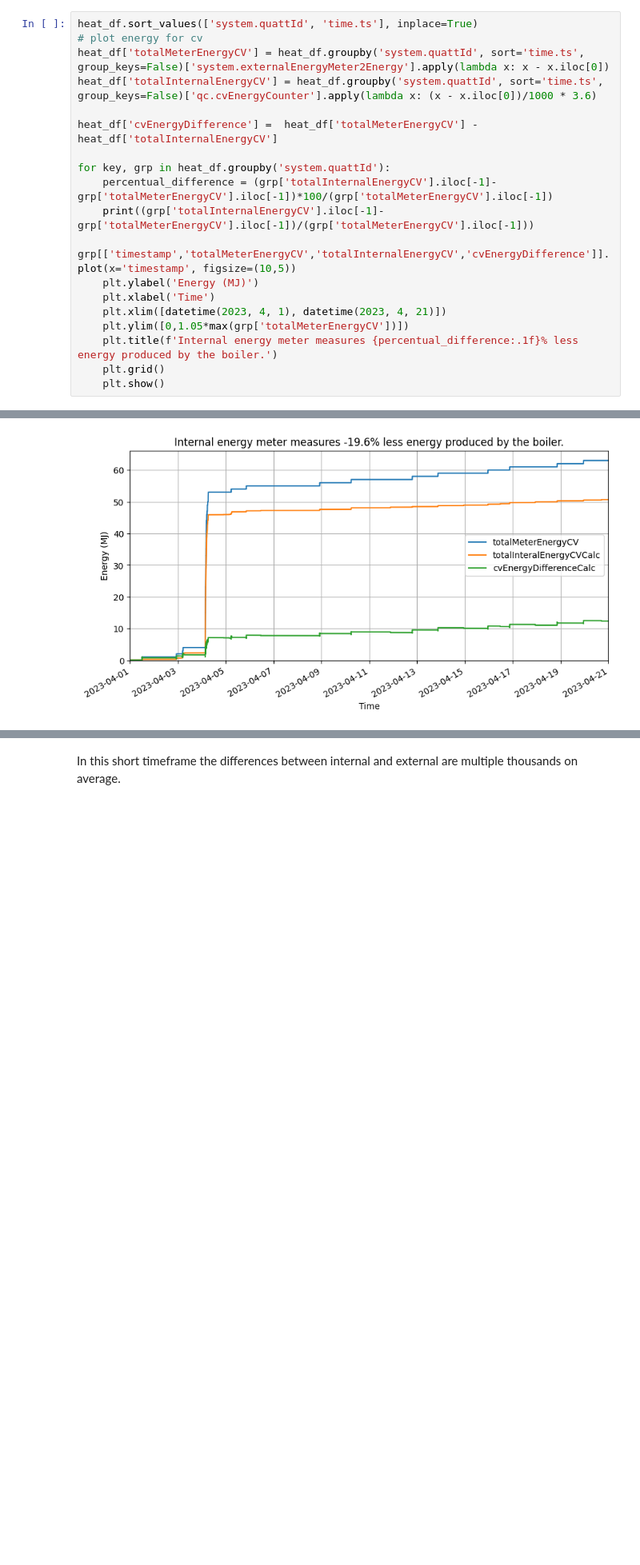
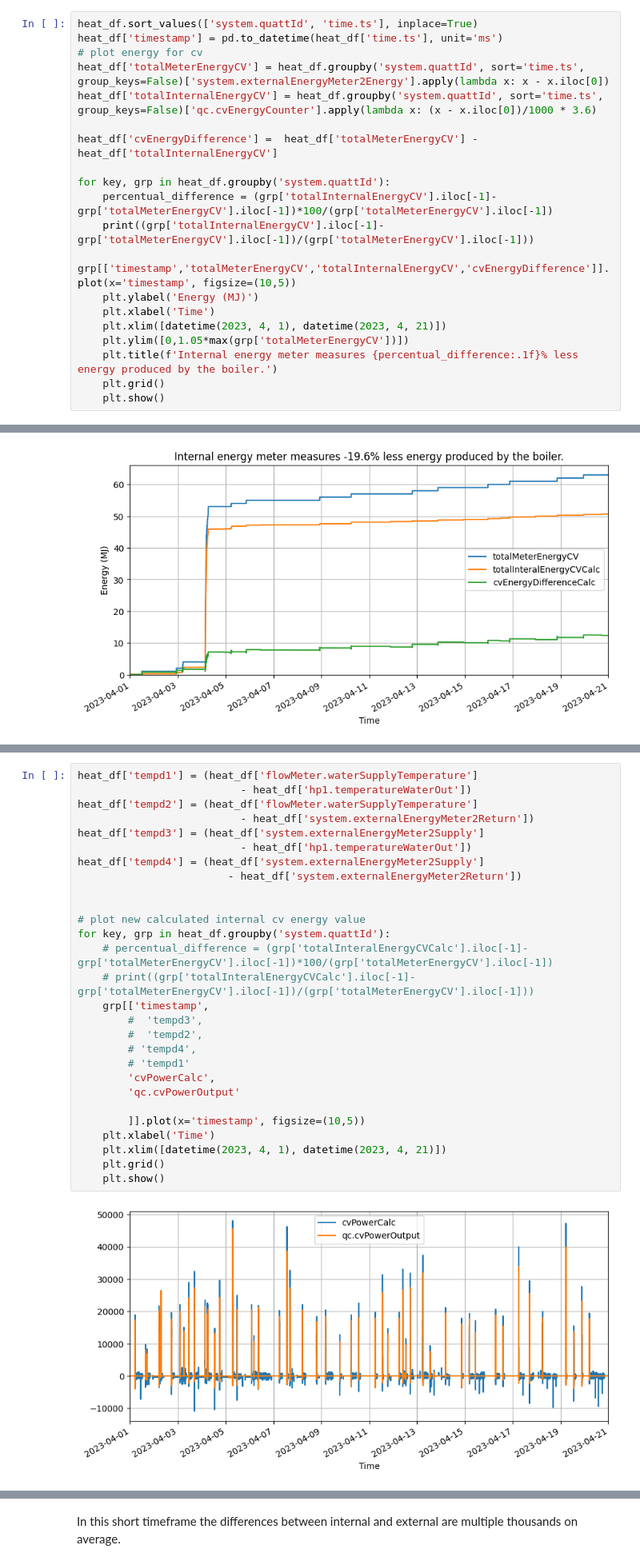
Before and after one commit to season0112/quatt_data_analysis, a Jupyter notebook: power-energy-calculations/live-data/02A_explorative-analysis-heat-gen.ipynb, the cells around one changed output, grey strips where cells are left out. Shown at 80% size. Saved outputs shown, nothing was run; the diff lists cells and outputs as text; blank space fills up the shorter version.

```diff
--- a/power-energy-calculations/live-data/02A_explorative-analysis-heat-gen.ipynb
+++ b/power-energy-calculations/live-data/02A_explorative-analysis-heat-gen.ipynb
@@ -299,6 +299,7 @@ To do:
 [ ] Check if difference comes from flowmeter of from temperature
 # %%
 heat_df.sort_values(['system.quattId', 'time.ts'], inplace=True)
+heat_df['timestamp'] = pd.to_datetime(heat_df['time.ts'], unit='ms')
 # plot energy for cv
 heat_df['totalMeterEnergyCV'] = heat_df.groupby('system.quattId', sort='time.ts', group_keys=False)['system.externalEnergyMeter2Energy'].apply(lambda x: x - x.iloc[0])
 heat_df['totalInternalEnergyCV'] = heat_df.groupby('system.quattId', sort='time.ts', group_keys=False)['qc.cvEnergyCounter'].apply(lambda x: (x - x.iloc[0])/1000 * 3.6)
@@ -348,0 +429,30 @@ for key, grp in heat_df.groupby('system.quattId'):
+# %%
+heat_df['tempd1'] = (heat_df['flowMeter.waterSupplyTemperature']
+                          - heat_df['hp1.temperatureWaterOut'])
+heat_df['tempd2'] = (heat_df['flowMeter.waterSupplyTemperature']
+                          - heat_df['system.externalEnergyMeter2Return'])
+heat_df['tempd3'] = (heat_df['system.externalEnergyMeter2Supply']
+                          - heat_df['hp1.temperatureWaterOut'])
+heat_df['tempd4'] = (heat_df['system.externalEnergyMeter2Supply']
+                        - heat_df['system.externalEnergyMeter2Return'])
+
+
+# plot new calculated internal cv energy value
+for key, grp in heat_df.groupby('system.quattId'):
+    # percentual_difference = (grp['totalInteralEnergyCVCalc'].iloc[-1]-grp['totalMeterEnergyCV'].iloc[-1])*100/(grp['totalMeterEnergyCV'].iloc[-1])
+    # print((grp['totalInteralEnergyCVCalc'].iloc[-1]-grp['totalMeterEnergyCV'].iloc[-1])/(grp['totalMeterEnergyCV'].iloc[-1]))
+    grp[['timestamp',
+        #  'tempd3',
+        #  'tempd2',
+        # 'tempd4',
+        # 'tempd1'
+        'cvPowerCalc',
+        'qc.cvPowerOutput'
+
+        ]].plot(x='timestamp', figsize=(10,5))
+    plt.xlabel('Time')
+    plt.xlim([datetime(2023, 4, 1), datetime(2023, 4, 21)])
+    plt.grid()
+    plt.show()
+# %% [output]
+[figure, added]
```
Also changed, not shown: parts of 7 cells of this notebook, 3 other files.
